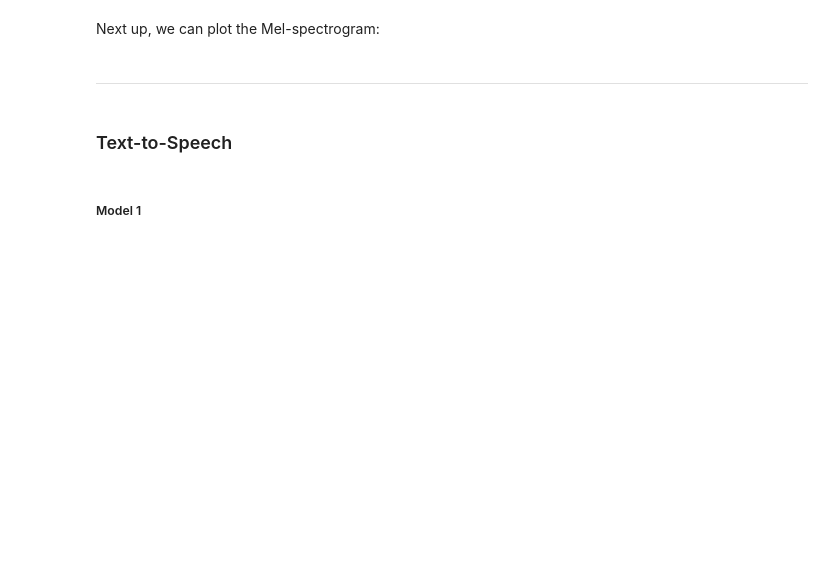
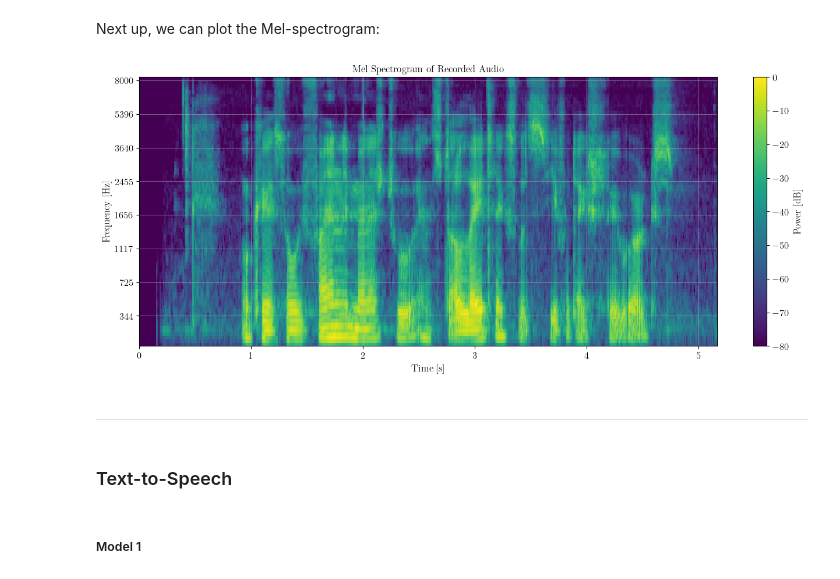
Before and after one commit to TobiasErbacher/adv_topics_nlp, a Jupyter notebook: speech.ipynb, the cells around one changed output. Saved outputs shown, nothing was run; the diff lists cells and outputs as text; code cells hidden in the pictures; blank space fills up the shorter version.

```diff
--- a/speech.ipynb
+++ b/speech.ipynb
@@ -243,7 +247,7 @@ if RUNNING_ON_LOCAL_MACHINE:
   AUDIO_RECORDING_FORMATTED = np.concatenate(audio_recording_buffer, axis=0).squeeze()
   VOICE_INPUT = AUDIO_RECORDING_FORMATTED / np.max(np.abs(AUDIO_RECORDING_FORMATTED))
 else:
-  # THIS IS TAKEN FROM THE TA NOTEBOOK "4_Speech.ipynb"
+  # THIS IS ADAPTED FROM THE TA's NOTEBOOK "4_Speech.ipynb"
   def audio_recorder():
     global SAMPLING_RATE
     display(HTML(AUDIO_HTML))
@@ -268,7 +272,7 @@ else:
 
     AUDIO_DATA = io.BytesIO(RIFF)
     SAMPLING_RATE, AUDIO = wav_read(AUDIO_DATA)
-    VOICE_INPUT = AUDIO / np.max(np.abs(AUDIO))
+    VOICE_INPUT = torch.tensor(AUDIO / np.max(np.abs(AUDIO)), dtype=torch.float32)
 
     return VOICE_INPUT, SAMPLING_RATE
 
@@ -314,25 +327,27 @@ Next up, we can plot the Mel-spectrogram:
 # %%
 W = int(math.ceil(MEL_SPECTROGRAM_WINDOW_SIZE * SAMPLING_RATE))
 D = int(math.ceil(MEL_SPECTROGRAM_HOP_SIZE * SAMPLING_RATE))
 T = int(math.ceil(MEL_SPECTROGRAM_START_TIME * SAMPLING_RATE))
 
-MEL_SPECTROGRAM = librosa.feature.melspectrogram(y=VOICE_INPUT, sr=SAMPLING_RATE, n_fft=N_FFT, win_length=W, hop_length=D, n_mels=N_MEL).squeeze()
+MEL_SPECTROGRAM = librosa.feature.melspectrogram(y=VOICE_INPUT.numpy(), sr=SAMPLING_RATE, n_fft=N_FFT, win_length=W, hop_length=D, n_mels=N_MEL).squeeze()
 
 MEL_SPECTROGRAM_FREQUENCY_BAND_BIN_EDGES = np.arange(MEL_SPECTROGRAM.shape[0] + 1)
 MEL_SPECTROGRAM_TIME_SLICES = np.linspace(0, DURATION, MEL_SPECTROGRAM.shape[1] + 1)
 MEL_SPECTROGRAM_POWER = librosa.power_to_db(MEL_SPECTROGRAM, ref=np.max)
 
 MEL_FREQUENCIES = np.append(librosa.mel_frequencies(n_mels=N_MEL, fmax=SAMPLING_RATE / 2), SAMPLING_RATE / 2)
 
 mpl.rcParams.update(MEL_SPECTROGRAM_PARAMS)
 #fig = plt.figure(figsize=(10,4))
 plt.pcolormesh(MEL_SPECTROGRAM_TIME_SLICES, MEL_SPECTROGRAM_FREQUENCY_BAND_BIN_EDGES, MEL_SPECTROGRAM_POWER)
 plt.colorbar(label='Power [dB]')
 plt.title("Mel Spectrogram of Recorded Audio")
 plt.xlabel('Time [s]')
 plt.ylabel('Frequency [Hz]')
 plt.yticks(ticks=MEL_SPECTROGRAM_FREQUENCY_BAND_BIN_EDGES[9::10], labels=[f'{freq:.0f}' for freq in MEL_FREQUENCIES[9::10]])
 plt.show()
+# %% [output]
+[figure, added]
 # %% [markdown]
 ---
 # %% [markdown]
```
Also changed, not shown: parts of 28 cells of this notebook.
